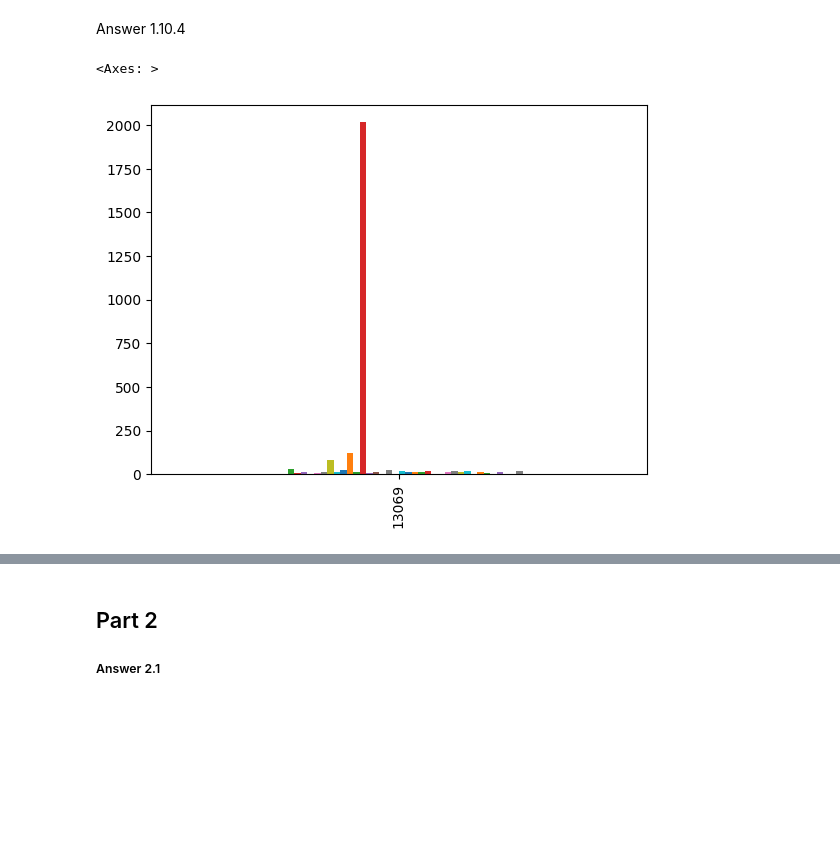
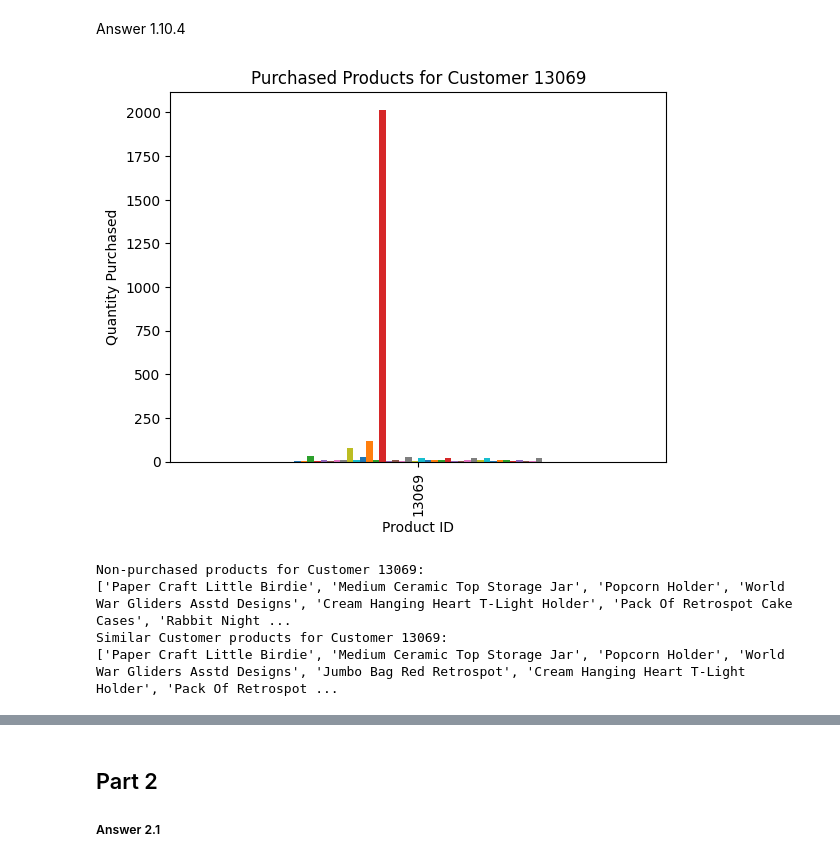
Before and after one commit to VourltazScriptSkid/assignmenttask2, a Jupyter notebook: SIT742AssignmentTask2.ipynb, the cells around one changed output, grey strips where cells are left out. Saved outputs shown, nothing was run; the diff lists cells and outputs as text; code cells hidden in the pictures; blank space fills up the shorter version.

```diff
--- a/SIT742AssignmentTask2.ipynb
+++ b/SIT742AssignmentTask2.ipynb
@@ -692,14 +689,36 @@ Answer 1.10.4
 # %%
 # review customer 13069 purchases
 customer_13069 = customer_product_pd_df.loc['13069'].to_frame().T
 
 # dataframe of purchased items for customer 13069
 cust_13069_purchased_items = customer_13069[customer_13069.apply(lambda x: x > 0)].dropna(axis=1)
 
 # dataframe of non-purchased items for customer 13069
 cust_13069_non_purchased_items = customer_13069[~customer_13069.apply(lambda x: x > 0)].dropna(axis=1)
 
 cust_13069_purchased_items.plot(kind='bar',legend=False)
+
+
+# Add plot labels and title
+plt.title('Purchased Products for Customer 13069')
+plt.xlabel('Product ID')
+plt.ylabel('Quantity Purchased')
+
+# Display the plot
+plt.show()
+
+# Print the non-purchased items
+print(f"Non-purchased products for Customer 13069:\n{cust_13069_non_purchased_items.columns.to_list()}")
+
+# Top 3 most similar customers to Customer 13069
+similar_customers = customer_product_distances_df['13069'].sort_values().iloc[1:4].index.to_numpy()
+
+# Products purchased by similar customers
+similar_customers_products = customer_product_pd_df.loc[similar_customers].apply(lambda x: x > 0)
+print(f"Similar Customer products for Customer 13069:\n{similar_customers_products.columns.to_list()}")
 # %% [output]
+[figure, new version]
-<Axes: >
+Non-purchased products for Customer 13069:
+['Paper Craft Little Birdie', 'Medium Ceramic Top Storage Jar', 'Popcorn Holder', 'World War Gliders Asstd Designs', 'Cream Hanging Heart T-Light Holder', 'Pack Of Retrospot Cake Cases', 'Rabbit Night ...
+Similar Customer products for Customer 13069:
+['Paper Craft Little Birdie', 'Medium Ceramic Top Storage Jar', 'Popcorn Holder', 'World War Gliders Asstd Designs', 'Jumbo Bag Red Retrospot', 'Cream Hanging Heart T-Light Holder', 'Pack Of Retrospot ...
-[figure, old version]
```
Also changed, not shown: parts of 19 cells of this notebook.
